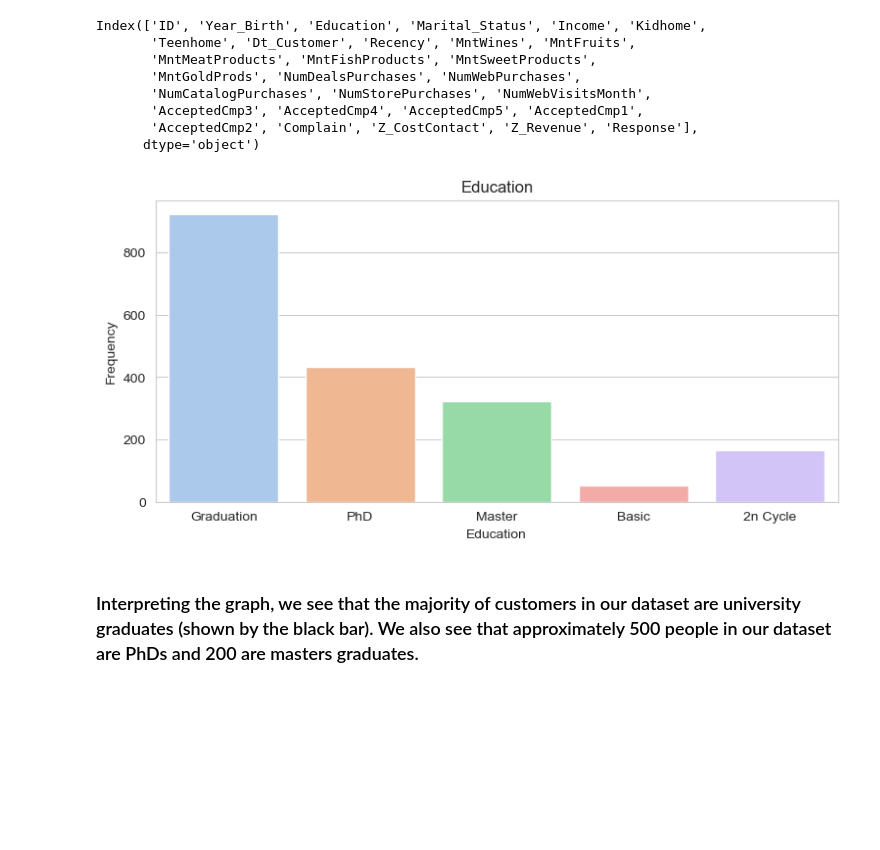
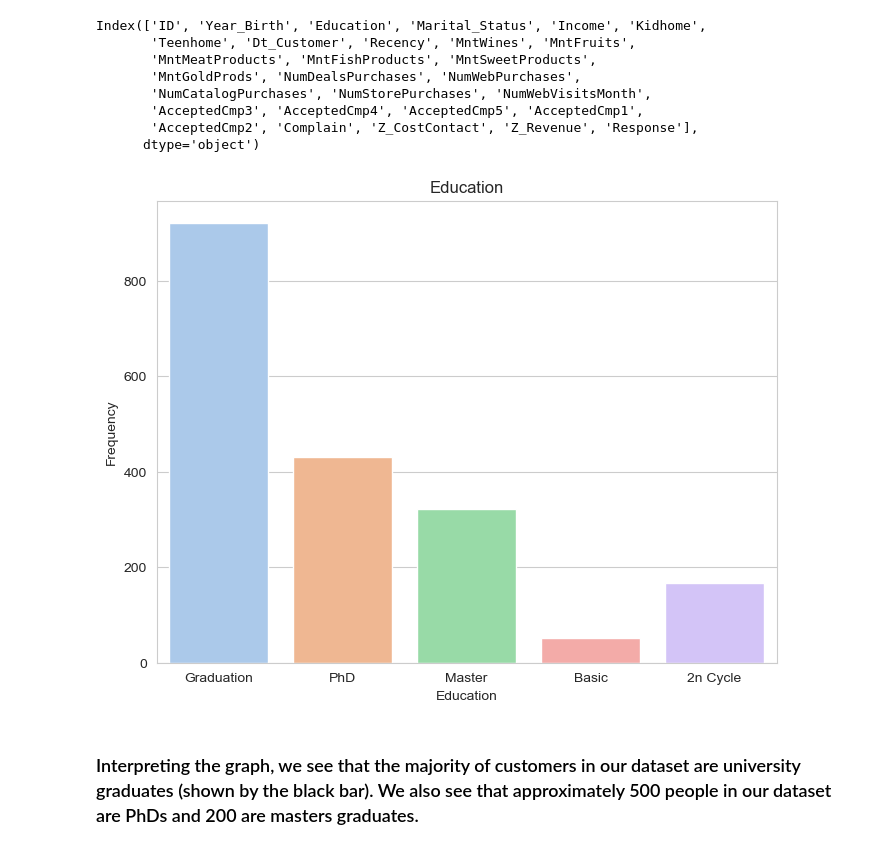
Before and after one commit to vkr93/Data-Science-and-Machine-Learning-INDE-577---Spring-2024-, a Jupyter notebook: Unsupervised Learning/1_K_means_Clustering/k_means_clustering.ipynb, the cells around one changed output. Cells and saved outputs as stored; diff of their text form; code cells hidden in the pictures; blank space fills up the shorter version.

```diff
--- a/Unsupervised Learning/1_K_means_Clustering/k_means_clustering.ipynb
+++ b/Unsupervised Learning/1_K_means_Clustering/k_means_clustering.ipynb
@@ -115,13 +115,13 @@ Index(['ID', 'Year_Birth', 'Education', 'Marital_Status', 'Income', 'Kidhome',
       dtype='object')
 # %%
 # Visulize the data
-plt.figure(figsize=(9, 4))
+plt.figure(figsize=(8, 6))
 sns.countplot(x="Education", data=data, palette="pastel")
 plt.ylabel("Frequency")
 plt.title("Education")
 plt.show()
 # %% [output]
-[figure, old version]
+[figure, new version]
 # %% [markdown]
 ### Interpreting the graph, we see that the majority of customers in our dataset are university graduates (shown by the black bar). We also see that approximately 500 people in our dataset are PhDs and 200 are masters graduates.
 # %%
```
Also changed, not shown: parts of 7 cells of this notebook.
